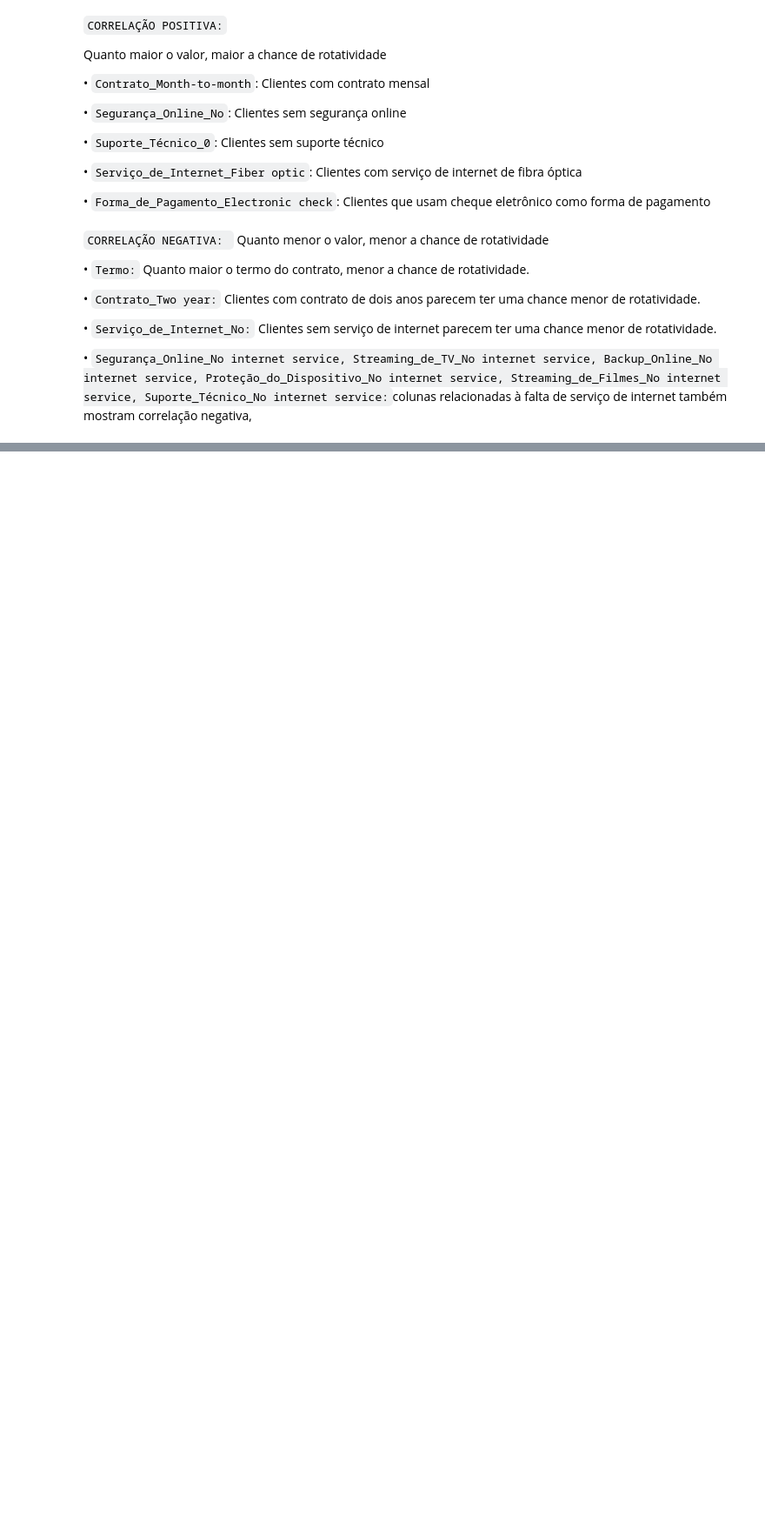
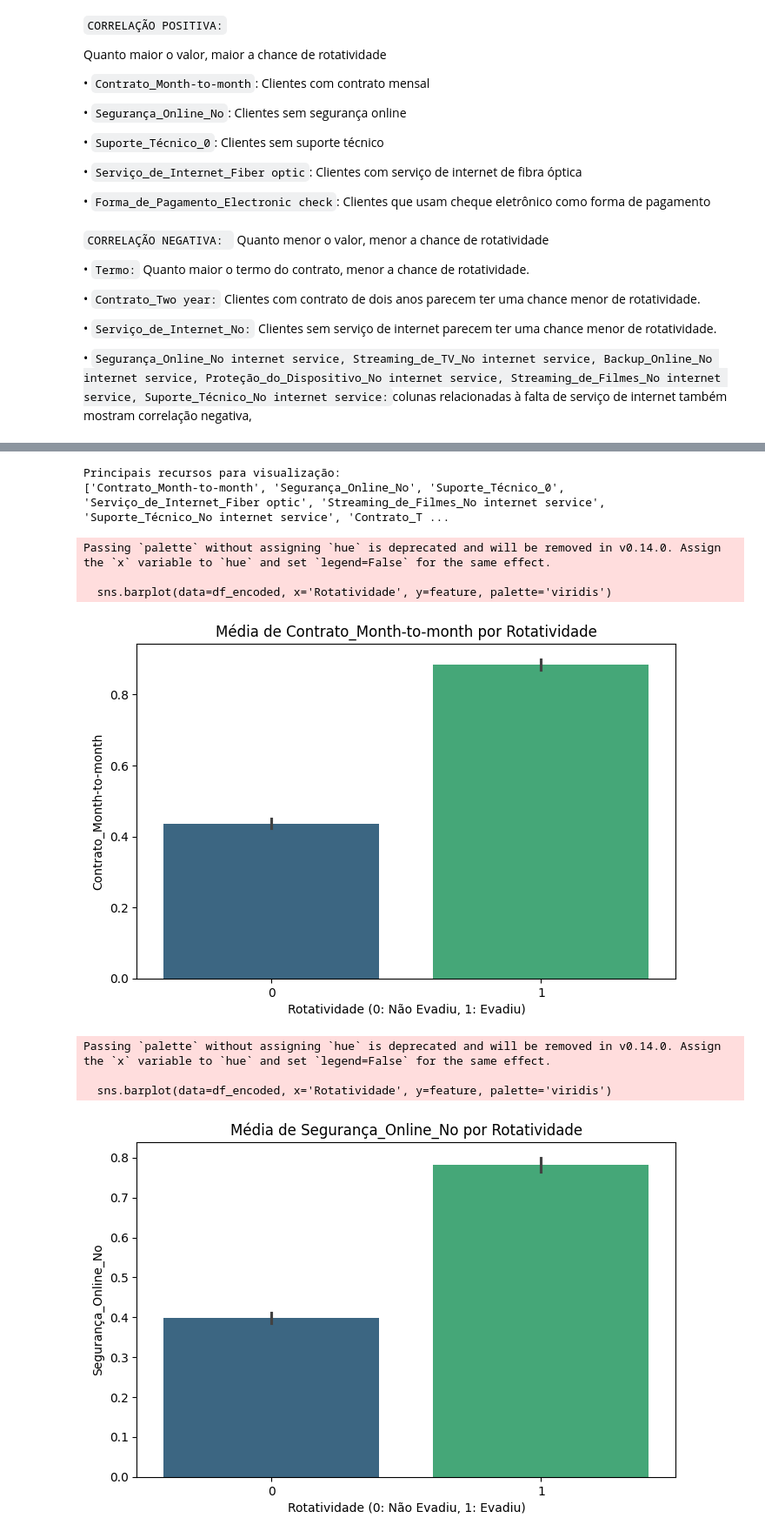
Before and after one commit to LipeSilva83/TelecomX_parte2_BR, a Jupyter notebook: CHALLENGE_TELECOMX_PT2.ipynb, the cells around one changed output, grey strips where cells are left out. Shown: that part at 87% size. Drawn from its saved outputs; the diff is of its cells as text; code cells hidden in the pictures; blank space fills up the shorter version.

```diff
--- a/CHALLENGE_TELECOMX_PT2.ipynb
+++ b/CHALLENGE_TELECOMX_PT2.ipynb
@@ -179,0 +239,39 @@ Quanto menor o valor, menor a chance de rotatividade
+# %%
+import matplotlib.pyplot as plt
+import seaborn as sns
+
+# 4 principais características correlacionadas positiva e negativamente (excluindo a Rotatividade em si)
+top_positive_corr = churn_correlation[1:5].index.tolist()
+top_negative_corr = churn_correlation[-4:].index.tolist()
+
+
+top_features = top_positive_corr + top_negative_corr
+print("Principais recursos para visualização:")
+print(top_features)
+
+# Gráficos de barras para os principais recursos vs. Rotatividade
+for feature in top_features:
+    plt.figure(figsize=(8, 5))
+    if df_encoded[feature].dtype in ['int64', 'float64']:
+
+        sns.barplot(data=df_encoded, x='Rotatividade', y=feature, palette='viridis')
+        plt.title(f'Média de {feature} por Rotatividade')
+    else:
+
+        sns.barplot(data=df_encoded, x='Rotatividade', y=feature, palette='viridis')
+        plt.title(f'Proporção de {feature} por Rotatividade')
+
+    plt.xlabel('Rotatividade (0: Não Evadiu, 1: Evadiu)')
+    plt.ylabel(feature)
+    plt.show()
+# %% [output]
+Principais recursos para visualização:
+['Contrato_Month-to-month', 'Segurança_Online_No', 'Suporte_Técnico_0', 'Serviço_de_Internet_Fiber optic', 'Streaming_de_Filmes_No internet service', 'Suporte_Técnico_No internet service', 'Contrato_T ...
+Passing `palette` without assigning `hue` is deprecated and will be removed in v0.14.0. Assign the `x` variable to `hue` and set `legend=False` for the same effect.
+
+  sns.barplot(data=df_encoded, x='Rotatividade', y=feature, palette='viridis')
+[figure, added]
+Passing `palette` without assigning `hue` is deprecated and will be removed in v0.14.0. Assign the `x` variable to `hue` and set `legend=False` for the same effect.
+
+  sns.barplot(data=df_encoded, x='Rotatividade', y=feature, palette='viridis')
+[figure, added]
```
Also changed, not shown: parts of 5 cells of this notebook.
